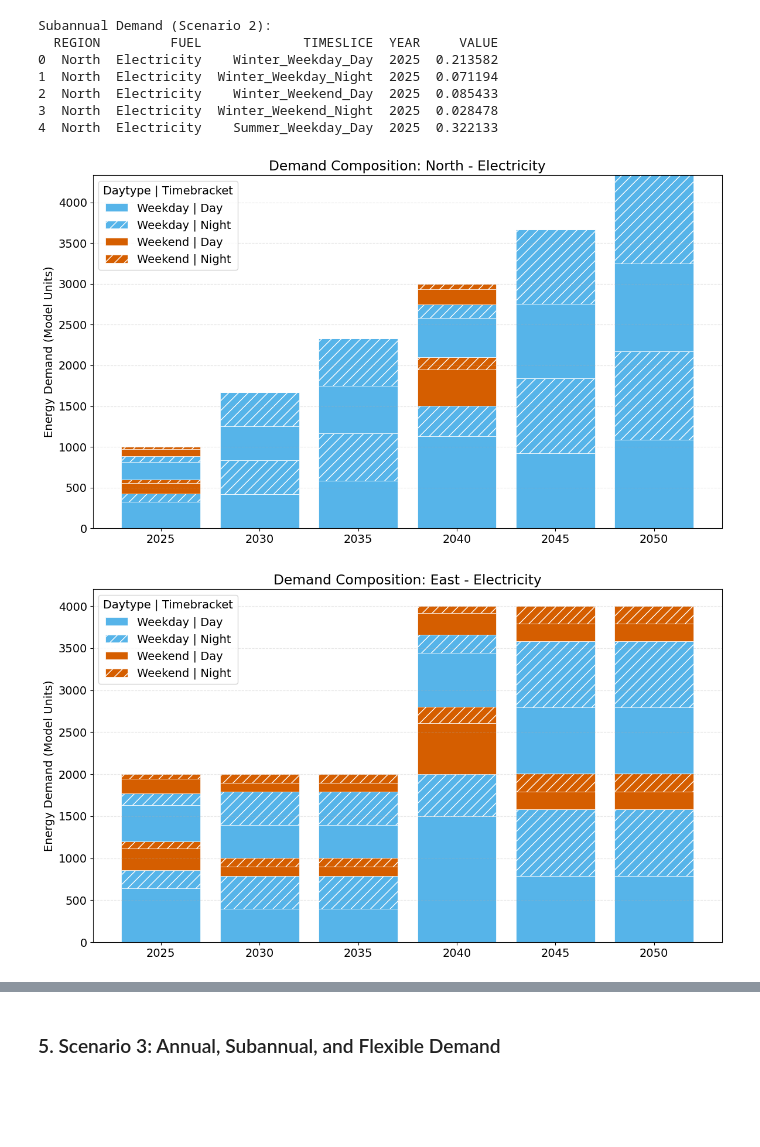
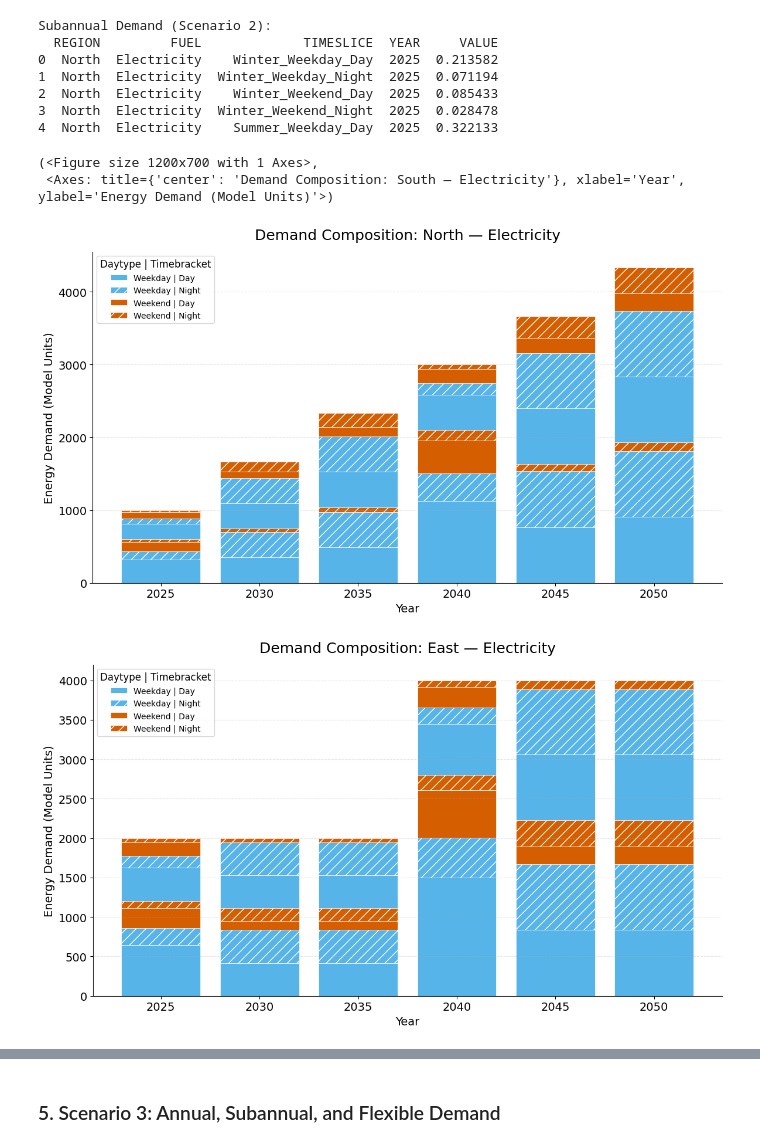
Before and after one commit to esemsc-as4623/pypsa-playground, a Jupyter notebook: notebooks/demo.demand.ipynb, the cells around one changed output, grey strips where cells are left out. Drawn from its saved outputs; the diff is of its cells as text; code cells hidden in the pictures; blank space fills up the shorter version.

Commit message:
re-run all scenario demos

```diff
--- a/notebooks/demo.demand.ipynb
+++ b/notebooks/demo.demand.ipynb
@@ -99,32 +103,31 @@ scenario2_dir = os.path.join(DEMO_DIR, "scenario2")
 os.makedirs(scenario2_dir, exist_ok=True)
 
 # Copy demand component from scenario 1 as base
-ScenarioComponent.copy(scenario1_dir, scenario2_dir, overwrite=True)
-
-sample_timeslices = ["Summer_Weekend_Day", "Summer_Weekend_Night",
-                     "Winter_Weekend_Day", "Winter_Weekend_Night"]
+ScenarioComponent.copy_scenario(scenario1_dir, scenario2_dir, overwrite=True)
 
 scenario2 = DemandComponent(scenario2_dir)
 scenario2.load()
 # Set demand profile for each region and fuel
 for i, region in enumerate(regions):
     for j, fuel in enumerate(fuels):
-        # Set subannual demand profile by timeslice factors
-        timeslice_factors = {
-            ts: ((i + 2*j) % 4) / 3.0 for ts in sample_timeslices
+        # Set subannual demand profile by timeslice weights
+        sample_timeslices = {
+            "Summer_Weekend_Day": ((i + 2*j) % 4) / 3.0,
+            "Summer_Weekend_Night": ((i + 2*j + 1) % 4) / 3.0,
+            "Winter_Weekend_Day": ((i + 2*j + 2) % 4) / 3.0,
+            "Winter_Weekend_Night": ((i + 2*j + 3) % 4) / 3.0,
         }
-        # Alternatively, set subannual demand profile by season/day/time factors
-        time_factors = {"Day": 1.5, "Night": 0.5}
+        # Alternatively, set subannual demand profile by season/daytype/bracket weights
+        bracket_weights = {"Day": 1.5, "Night": 0.5}
 
-        # Set subannual profile
-        scenario2.set_subannual_profile(region, fuel, timeslice_factor=timeslice_factors)
-        scenario2.set_subannual_profile(region, fuel, year=2025,
-            season_factor={"Summer": 1.2, "Winter": 0.8}, time_factor=time_factors)
-        scenario2.set_subannual_profile(region, fuel, year=2040,
-            season_factor={"Summer": 1.4, "Winter": 0.6}, time_factor=time_factors)
-        # Note: Uncomment any of the above lines based on desired method
-        # If both are provided in the same set_subannual_profile() call, timeslice_factor takes precedence
-        # If set_subannual_profile() is called multiple times for the same region-fuel-year combination, the last call overwrites previous entries
+        # Set subannual profile (timeslice_weights takes precedence if both provided)
+        scenario2.set_profile(region, fuel, timeslice_weights=sample_timeslices)
+        scenario2.set_profile(region, fuel, year=2025,
+            season_weights={"Summer": 1.2, "Winter": 0.8}, bracket_weights=bracket_weights)
+        scenario2.set_profile(region, fuel, year=2040,
+            season_weights={"Summer": 1.4, "Winter": 0.6}, bracket_weights=bracket_weights)
+        # Note: If both timeslice_weights and hierarchical weights are provided, timeslice_weights takes precedence
+        # If set_profile() is called multiple times for the same region-fuel-year, the last call overwrites
 
 scenario2.process()
 scenario2.save()
@@ -141,9 +144,12 @@ Subannual Demand (Scenario 2):
 3  North  Electricity  Winter_Weekend_Night  2025  0.028478
 4  North  Electricity    Summer_Weekday_Day  2025  0.322133
 # %%
-scenario2.visualize(region="North", fuel="Electricity")
-scenario2.visualize(region="East", fuel="Electricity")
-scenario2.visualize(region="South", fuel="Electricity")
+viz2 = DemandVisualizer(scenario2)
+viz2.plot_demand_composition(region="North", fuel="Electricity")
+viz2.plot_demand_composition(region="East", fuel="Electricity")
+viz2.plot_demand_composition(region="South", fuel="Electricity")
 # %% [output]
+(<Figure size 1200x700 with 1 Axes>,
+ <Axes: title={'center': 'Demand Composition: South — Electricity'}, xlabel='Year', ylabel='Energy Demand (Model Units)'>)
-[figure, old version]
+[figure, new version]
-[figure, old version]
+[figure, new version]
```
Also changed, not shown: parts of 6 cells of this notebook, 4 other files.
